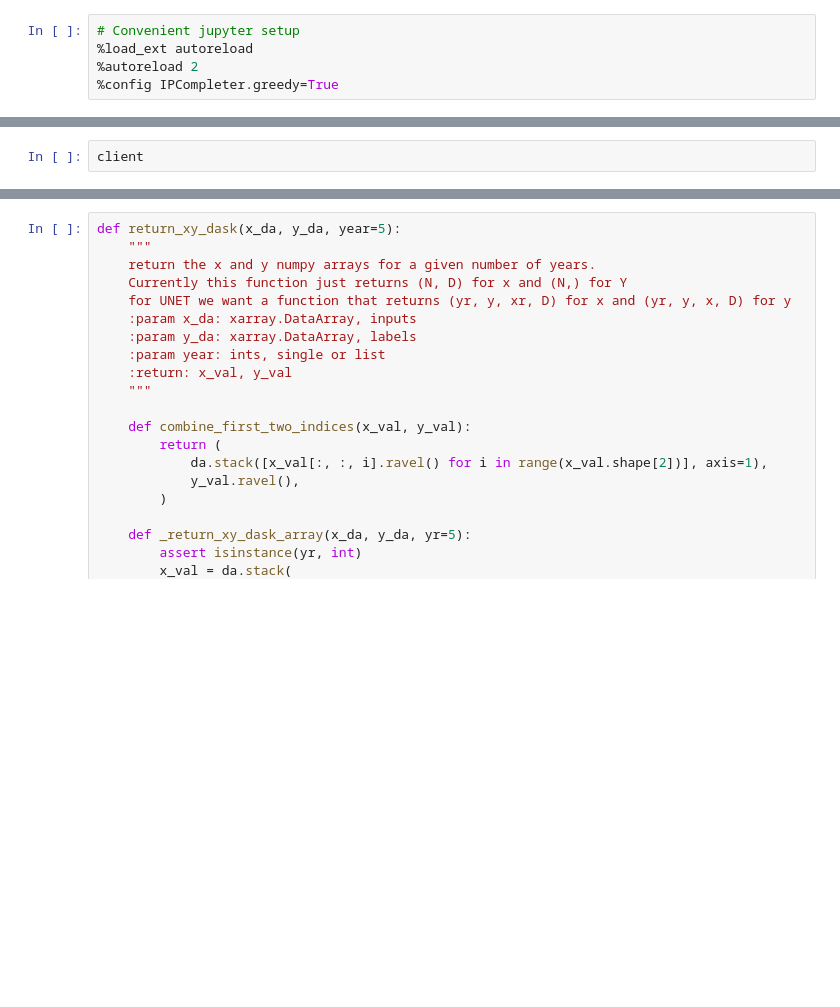
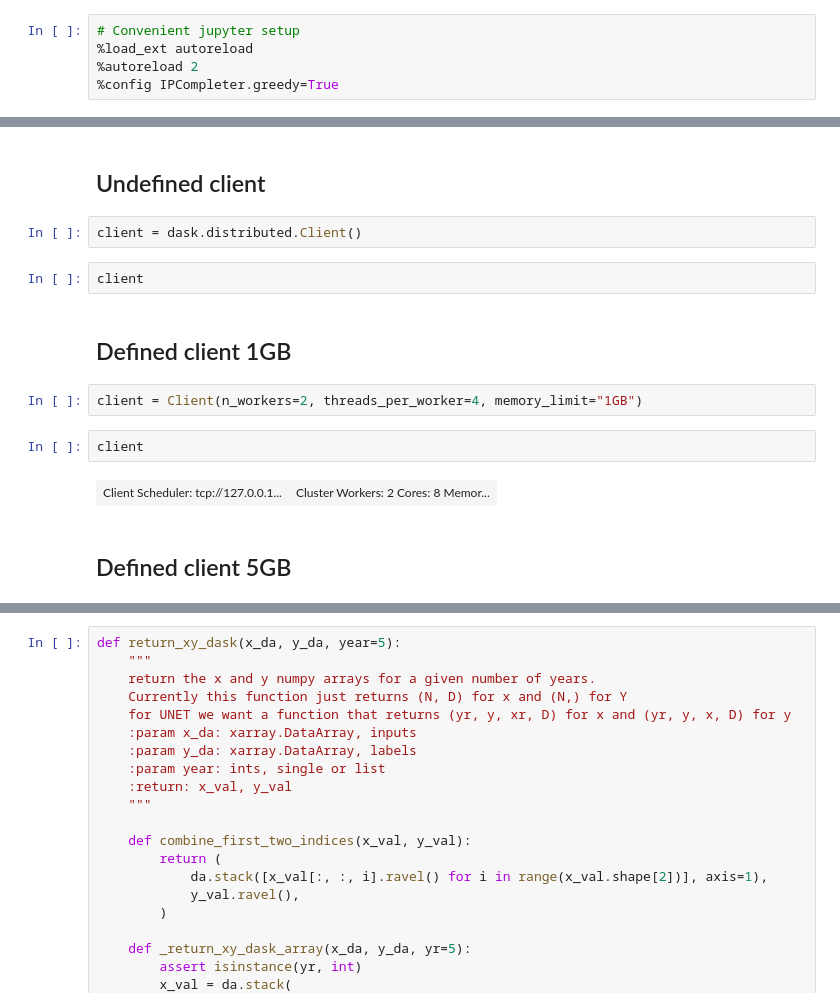
Before and after one commit to ai4er-cdt/geograph, a Jupyter notebook: notebooks/exploratory/sdat2-6-dask-load.ipynb, the cells around one changed output, grey strips where cells are left out. Drawn from its saved outputs; the diff is of its cells as text; blank space fills up the shorter version.

```diff
--- a/notebooks/exploratory/sdat2-6-dask-load.ipynb
+++ b/notebooks/exploratory/sdat2-6-dask-load.ipynb
@@ -52,3 +19,17 @@ AttributeError: 'NoneType' object has no attribute 'process'
+# %% [markdown]
+## Undefined client
+# %%
+client = dask.distributed.Client()
 # %%
 client
+# %% [markdown]
+## Defined client 1GB
+# %%
+client = Client(n_workers=2, threads_per_worker=4, memory_limit="1GB")
+# %%
+client
+# %% [output]
+| Client Scheduler: tcp://127.0.0.1... | Cluster Workers: 2 Cores: 8 Memor... |
+# %% [markdown]
+## Defined client 5GB
 # %%
```
Also changed, not shown: parts of 36 cells of this notebook, 3 other files.
